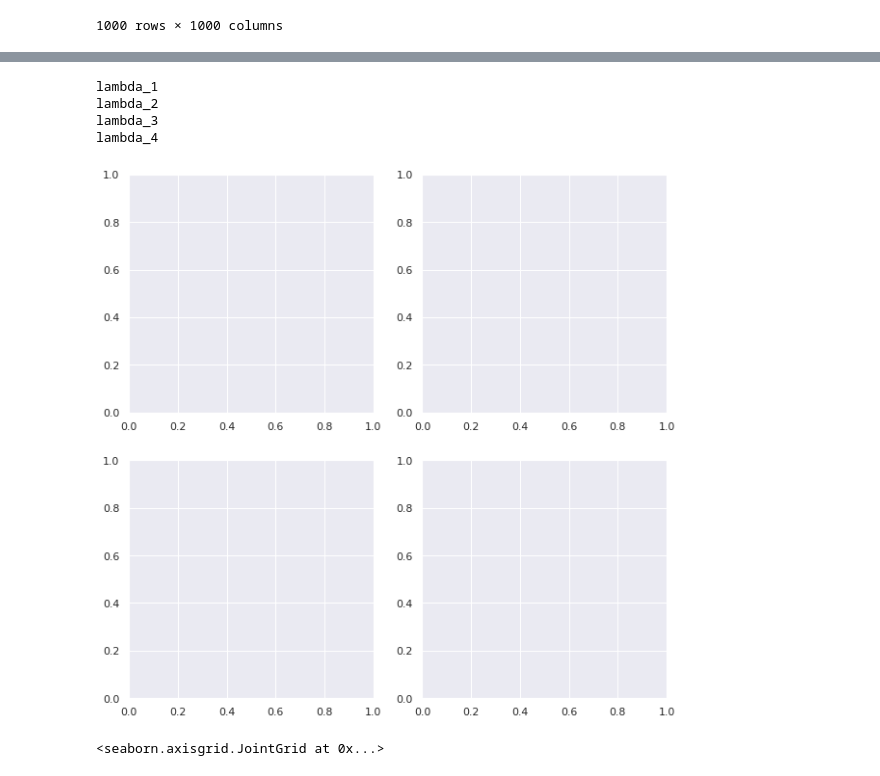
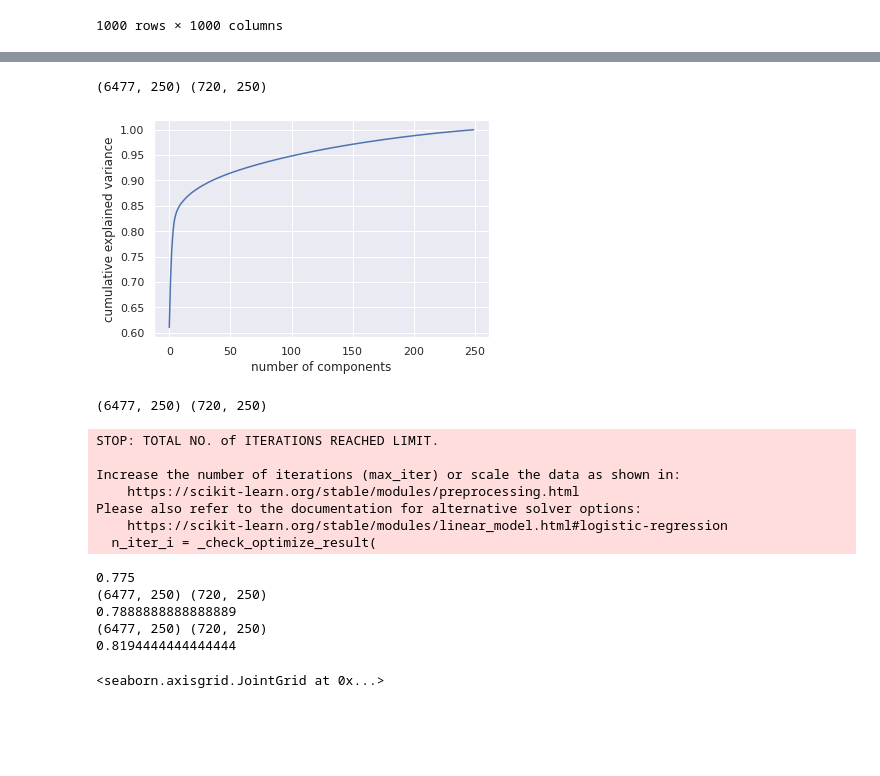
Before and after one commit to adrienju/LLC, a Jupyter notebook: Data Visualization.ipynb, the cells around one changed output, grey strips where cells are left out. Cells and saved outputs as stored; diff of their text form; code cells hidden in the pictures; blank space fills up the shorter version.

```diff
--- a/Data Visualization.ipynb
+++ b/Data Visualization.ipynb
@@ -316,15 +259,39 @@ df
-# %%
-fig, axes = plt.subplots(2,2, figsize=(10,10))
-
-for ax, element in zip(axes.flat, df.head().select_dtypes(include=np.number).iloc[:,:-1]):
-
-    print(element)
-# %% [output]
-lambda_1
-lambda_2
-lambda_3
-lambda_4
-[figure, removed]
+# %%
+from sklearn.decomposition import PCA
+
+n_components = 250
+
+pca = PCA(n_components).fit(X_train)
+X_train = pca.transform(X_train)
+X_test = pca.transform(X_test)
+
+sns.lineplot(x=range(n_components), y=np.cumsum(pca.explained_variance_ratio_))
+plt.xlabel('number of components')
+plt.ylabel('cumulative explained variance')
+print(X_train.shape, X_test.shape)
+# %% [output]
+(6477, 250) (720, 250)
+[figure, added]
+# %%
+clf_dict = {"LR": LogisticRegression(random_state=0), "KNN": KNeighborsClassifier(metric="cosine"), "GB":GradientBoostingClassifier() }
+for clf in clf_dict.values():
+    print(X_train.shape, X_test.shape)
+    train(X_train, y_train, clf)
+    print(test(X_test, y_test, clf))
+# %% [output]
+(6477, 250) (720, 250)
+STOP: TOTAL NO. of ITERATIONS REACHED LIMIT.
+
+Increase the number of iterations (max_iter) or scale the data as shown in:
+    https://scikit-learn.org/stable/modules/preprocessing.html
+Please also refer to the documentation for alternative solver options:
+    https://scikit-learn.org/stable/modules/linear_model.html#logistic-regression
+  n_iter_i = _check_optimize_result(
+0.775
+(6477, 250) (720, 250)
+0.7888888888888889
+(6477, 250) (720, 250)
+0.8194444444444444
 # %%
 sns.jointplot(data=df, x="patient_state", y="lambda_3")
 # %% [output]
```
Also changed, not shown: parts of 10 cells of this notebook.
